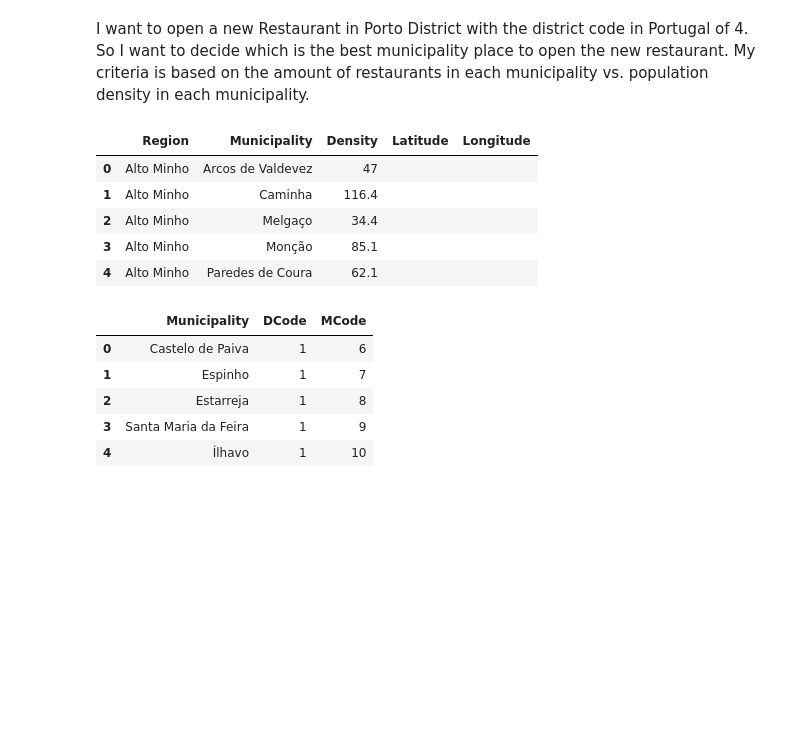
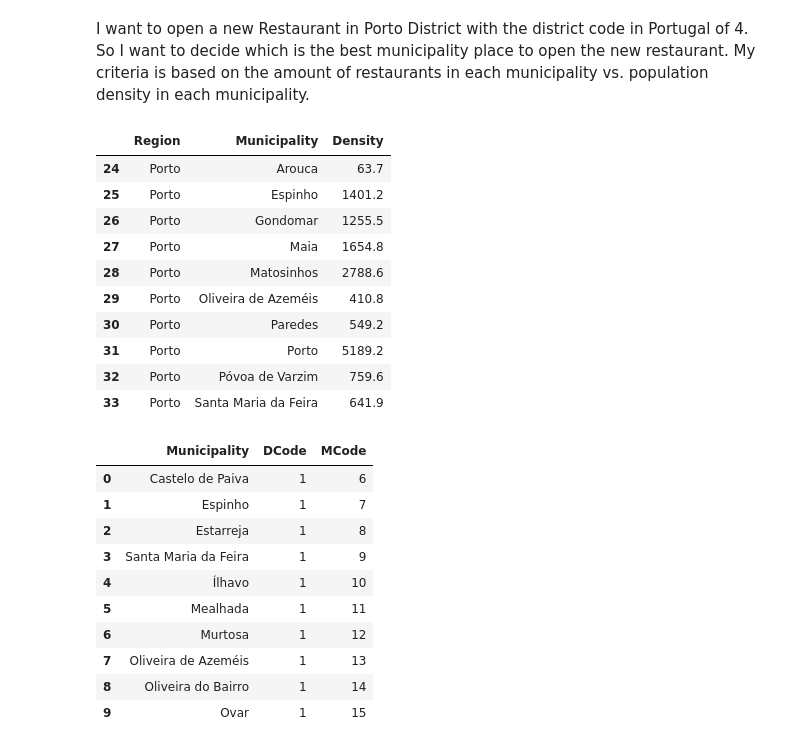
Before and after one commit to cfernandesINEGI/Coursera-Capstone, a Jupyter notebook: Coursera Capstone Final Project.ipynb, the cells around one changed output. Saved outputs shown, nothing was run; the diff lists cells and outputs as text; code cells hidden in the pictures; blank space fills up the shorter version.

```diff
--- a/Coursera Capstone Final Project.ipynb
+++ b/Coursera Capstone Final Project.ipynb
@@ -8,26 +22,26 @@ import pandas as pd
 # %%
 #creates a source for the Beautiful Soup
 df = pd.read_excel(r'pordata.xlsx') # Taken from www.pordata.pt
 df = df[['Region','Municipality','Density']]
-# Add Postal code , latitude and longitude collumn
-#df["MCode"] = ""
-df["Latitude"] = ""
-df["Longitude"] = ""
-
-df.head()
+dfporto = df[df['Region'] == 'Porto']
+dfporto.head(10)
 # %% [output]
-|  | Region | Municipality | Density | Latitude | Longitude |
-| 0 | Alto Minho | Arcos de Valdevez | 47 |  |  |
-| 1 | Alto Minho | Caminha | 116.4 |  |  |
-| 2 | Alto Minho | Melgaço | 34.4 |  |  |
-| 3 | Alto Minho | Monção | 85.1 |  |  |
-| 4 | Alto Minho | Paredes de Coura | 62.1 |  |  |
+|  | Region | Municipality | Density |
+| 24 | Porto | Arouca | 63.7 |
+| 25 | Porto | Espinho | 1401.2 |
+| 26 | Porto | Gondomar | 1255.5 |
+| 27 | Porto | Maia | 1654.8 |
+| 28 | Porto | Matosinhos | 2788.6 |
+| 29 | Porto | Oliveira de Azeméis | 410.8 |
+| 30 | Porto | Paredes | 549.2 |
+| 31 | Porto | Porto | 5189.2 |
+| 32 | Porto | Póvoa de Varzim | 759.6 |
+| 33 | Porto | Santa Maria da Feira | 641.9 |
 # %%
 # All districts and municipalities of Portugal
 code_data = pd.read_csv("concelhos.csv")[["nome_concelho","cod_distrito","cod_concelho"]] # taken from http://centraldedados.pt/codigos_postais/
 code_data.columns = ['Municipality', 'DCode', 'MCode']
-
-code_data.head()
+code_data.head(10)
 # %% [output]
 |  | Municipality | DCode | MCode |
 | 0 | Castelo de Paiva | 1 | 6 |
@@ -35,4 +49,9 @@ code_data.head()
 | 2 | Estarreja | 1 | 8 |
 | 3 | Santa Maria da Feira | 1 | 9 |
 | 4 | Ílhavo | 1 | 10 |
+| 5 | Mealhada | 1 | 11 |
+| 6 | Murtosa | 1 | 12 |
+| 7 | Oliveira de Azeméis | 1 | 13 |
+| 8 | Oliveira do Bairro | 1 | 14 |
+| 9 | Ovar | 1 | 15 |
 # %%
```
Also changed, not shown: parts of 10 cells of this notebook.
